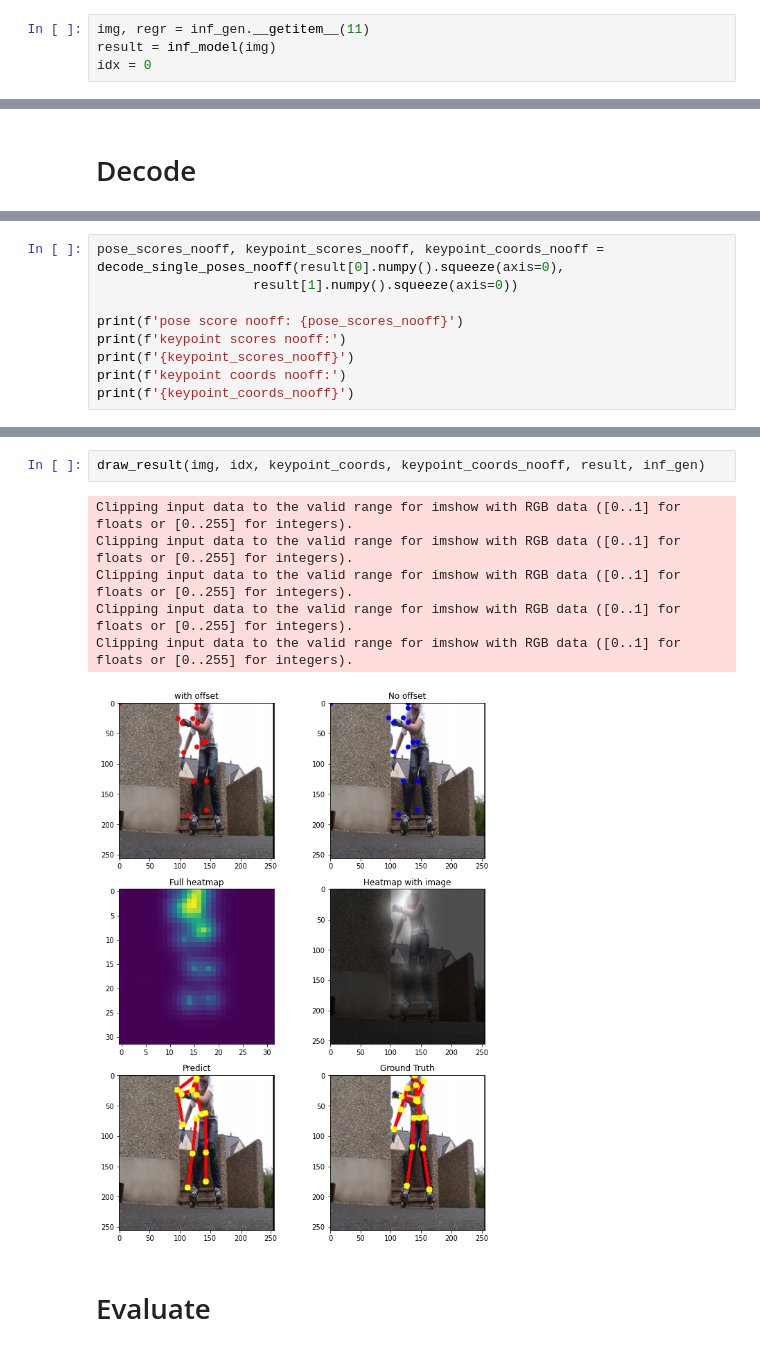
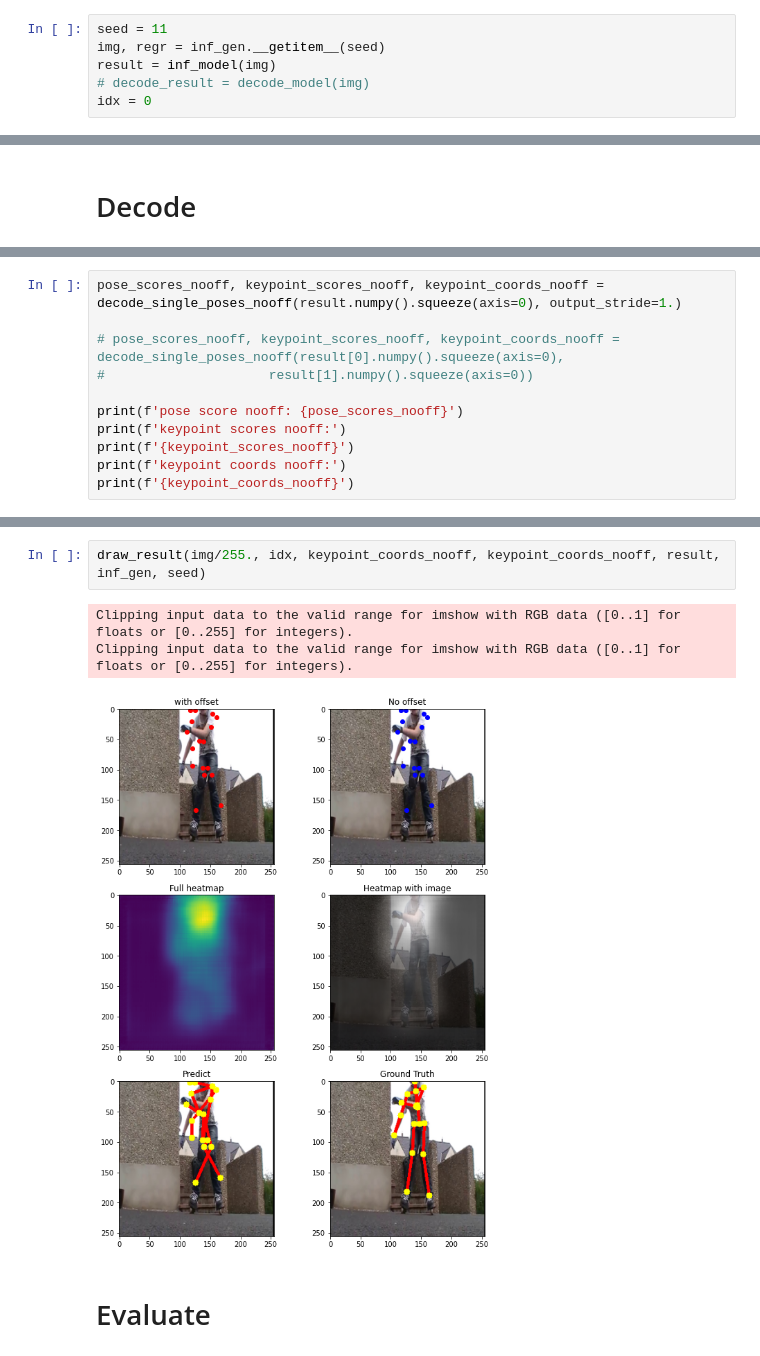
Before and after one commit to EverySports/Deep-Learning, a Jupyter notebook: Decode.ipynb, the cells around one changed output, grey strips where cells are left out. Saved outputs shown, nothing was run; the diff lists cells and outputs as text.

Commit message:
༼ つ ◕_◕ ༽つ Add decode result of EMD regulerized loss

```diff
--- a/Decode.ipynb
+++ b/Decode.ipynb
@@ -75,6 +85,8 @@ inf_gen = EvalDataGenerator(
 # %%
-img, regr = inf_gen.__getitem__(11)
+seed = 11
+img, regr = inf_gen.__getitem__(seed)
 result = inf_model(img)
+# decode_result = decode_model(img)
 idx = 0
 # %%
 plt.imshow(img[idx]/255.)
@@ -121,6 +127,8 @@ keypoint coords :
 # %%
-pose_scores_nooff, keypoint_scores_nooff, keypoint_coords_nooff = decode_single_poses_nooff(result[0].numpy().squeeze(axis=0),
-                    result[1].numpy().squeeze(axis=0))
+pose_scores_nooff, keypoint_scores_nooff, keypoint_coords_nooff = decode_single_poses_nooff(result.numpy().squeeze(axis=0), output_stride=1.)
+
+# pose_scores_nooff, keypoint_scores_nooff, keypoint_coords_nooff = decode_single_poses_nooff(result[0].numpy().squeeze(axis=0),
+#                     result[1].numpy().squeeze(axis=0))
 
 print(f'pose score nooff: {pose_scores_nooff}')
 print(f'keypoint scores nooff:')
@@ -132,12 +156,9 @@ ValueError: cannot select an axis to squeeze out which has size not equal to one
 # %%
-draw_result(img, idx, keypoint_coords, keypoint_coords_nooff, result, inf_gen)
+draw_result(img/255., idx, keypoint_coords_nooff, keypoint_coords_nooff, result, inf_gen, seed)
 # %% [output]
 Clipping input data to the valid range for imshow with RGB data ([0..1] for floats or [0..255] for integers).
 Clipping input data to the valid range for imshow with RGB data ([0..1] for floats or [0..255] for integers).
-Clipping input data to the valid range for imshow with RGB data ([0..1] for floats or [0..255] for integers).
-Clipping input data to the valid range for imshow with RGB data ([0..1] for floats or [0..255] for integers).
-Clipping input data to the valid range for imshow with RGB data ([0..1] for floats or [0..255] for integers).
-[figure, old version]
+[figure, new version]
 # %% [markdown]
 # Evaluate
 # %%
```
Also changed, not shown: parts of 10 cells of this notebook.
